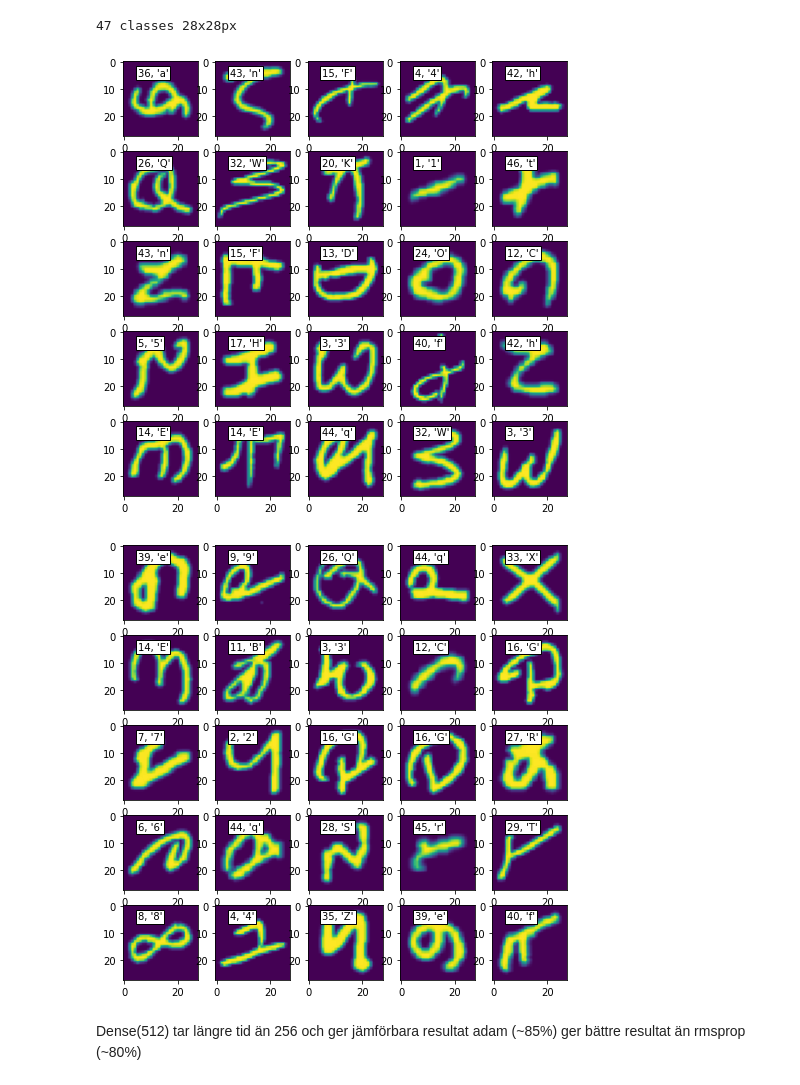
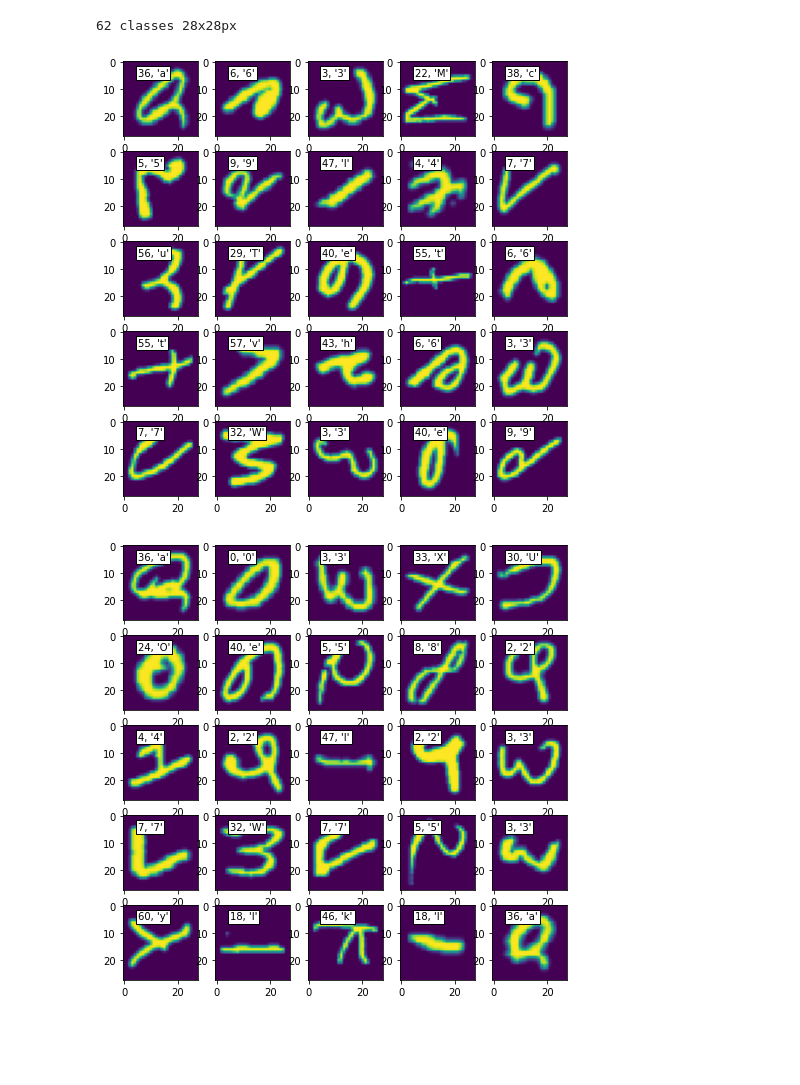
Before and after one commit to mrh0/ai-project, a Jupyter notebook: main.ipynb, the cells around one changed output. Drawn from its saved outputs; the diff is of its cells as text; code cells hidden in the pictures; blank space fills up the shorter version.

```diff
--- a/main.ipynb
+++ b/main.ipynb
@@ -7,0 +9,14 @@ from random import randrange
+# %%
+#for running with commandline
+layers = []
+epochs = 10
+
+for i in range(len(sys.argv)):
+    s = sys.argv[i]
+    if s == "--layer" or s == "-l":
+        layers.append((int(sys.argv[i]+1), sys.argv[i]+2))
+    if s == "--epochs" or s == "-e":
+        epochs = int(sys.argv[i]+1)
+
+#Example:
+#   python main.py -l 256 relu -l 128 relu -e 10
@@ -8,9 +26,11 @@ from random import randrange
 # %%
-train_data = pd.read_csv("./data/emnist-balanced-train.csv")
-test_data = pd.read_csv("./data/emnist-balanced-test.csv")
+#Load EMNIST
+emnist_training = pd.read_csv("./data/emnist-byclass-train.csv")
+emnist_testing = pd.read_csv("./data/emnist-byclass-test.csv")
 
+#Map class names to label id
 mappings = []
-with open("./data/emnist-balanced-mapping.txt", 'r') as f:
+with open("./data/emnist-byclass-mapping.txt", 'r') as f:
     lines = f.readlines()
     for line in lines:
         m = line.replace("\n", "").replace("\r", "").split(" ")
@@ -23,33 +43,34 @@ input_image_width = input_image_height = 28
 number_of_classes = len(mappings)
 print("{} classes {}x{}px".format(number_of_classes, input_image_width, input_image_height))
 # %% [output]
-47 classes 28x28px
+62 classes 28x28px
 # %%
-y_train = np.array(train_data.iloc[:,0].values)
-x_train = np.array(train_data.iloc[:,1:].values) / 255.0
+#Extract labels and image color data, and normalize colors
+training_labels = np.array(emnist_training.iloc[:,0].values)
+training_data = np.array(emnist_training.iloc[:,1:].values) / 255.0
 
-y_test = np.array(test_data.iloc[:,0].values)
-x_test = np.array(test_data.iloc[:,1:].values) / 255.0
+testing_labels = np.array(emnist_testing.iloc[:,0].values)
+testing_data = np.array(emnist_testing.iloc[:,1:].values) / 255.0
 
-x_train = x_train.reshape(x_train.shape[0], input_image_width, input_image_height, 1)
-x_test = x_test.reshape(x_test.shape[0], input_image_width, input_image_height, 1)
+#Transform shape of images
+training_data = training_data.reshape(training_data.shape[0], input_image_width, input_image_height, 1)
+testing_data = testing_data.reshape(testing_data.shape[0], input_image_width, input_image_height, 1)
 # %%
+#Show some of the traning data
 fig, axes = plt.subplots(5, 5, figsize=(8, 8))
 for i, ax in enumerate(axes.flat):
-    ax.imshow(x_train[i])
-    ax.text(5, 5, letterString(y_train[i]), bbox={'facecolor': 'white', 'pad': 2})
+    ax.imshow(training_data[i])
+    ax.text(5, 5, letterString(training_labels[i]), bbox={'facecolor': 'white', 'pad': 2})
 # %% [output]
-[figure, old version]
+[figure, new version]
 # %%
+#Show some of the testing data
 fig, axes = plt.subplots(5, 5, figsize=(8, 8))
 for i, ax in enumerate(axes.flat):
-    ax.imshow(x_test[i])
-    ax.text(5, 5, letterString(y_test[i]), bbox={'facecolor': 'white', 'pad': 2})
+    ax.imshow(testing_data[i])
+    ax.text(5, 5, letterString(testing_labels[i]), bbox={'facecolor': 'white', 'pad': 2})
 # %% [output]
-[figure, old version]
+[figure, new version]
-# %% [markdown]
-Dense(512) tar längre tid än 256 och ger jämförbara resultat
-adam (~85%) ger bättre resultat än rmsprop (~80%)
 # %%
 model = tf.keras.models.Sequential()
 model.add(tf.keras.layers.Flatten())
```
Also changed, not shown: parts of 8 cells of this notebook.
